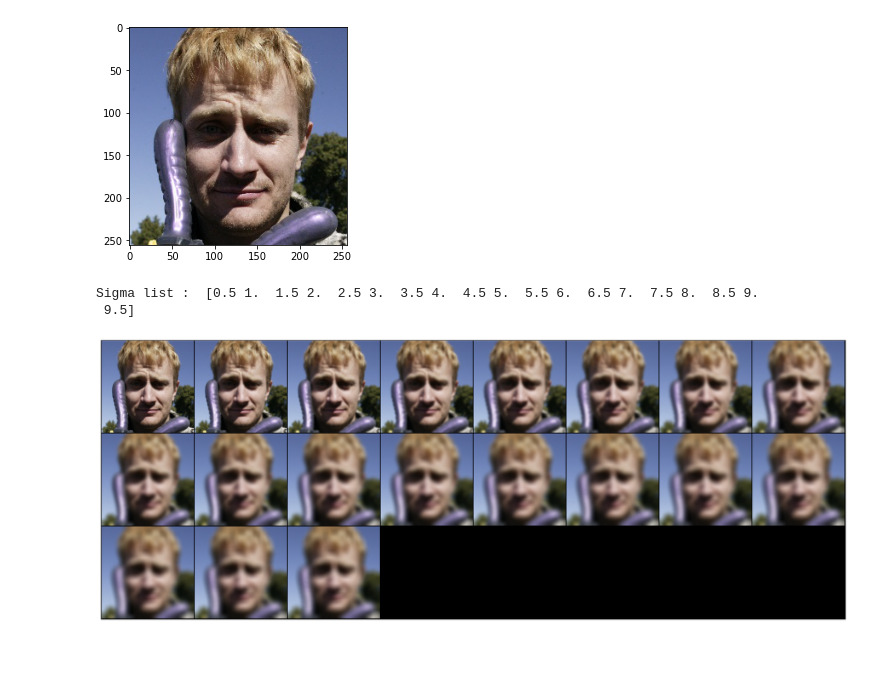
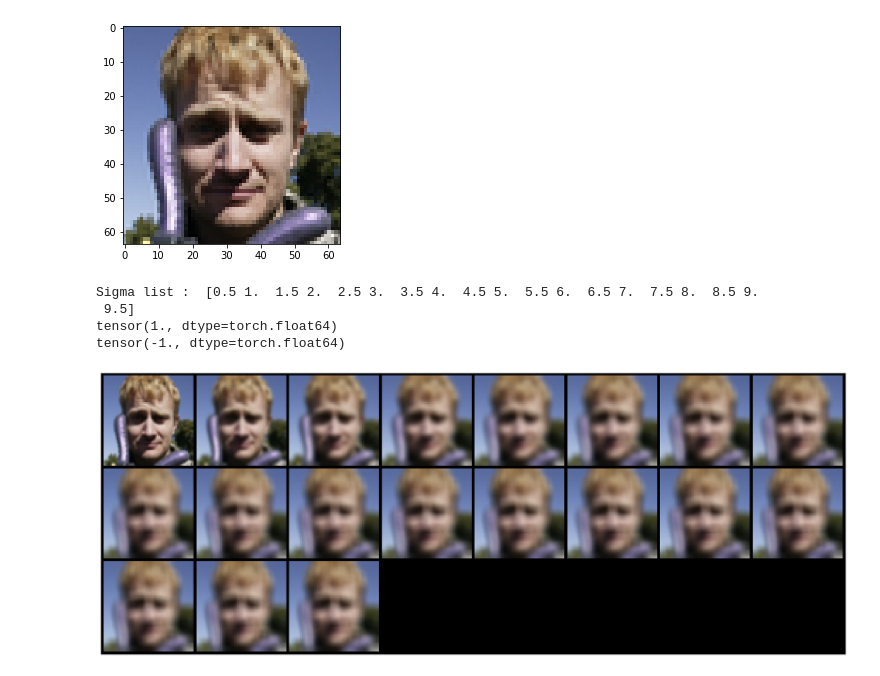
Before and after one commit to XezXey/guided-diffusion, a Jupyter notebook: experiment_scripts/blur.ipynb, the cells around one changed output. Drawn from its saved outputs; the diff is of its cells as text; code cells hidden in the pictures.

```diff
--- a/experiment_scripts/blur.ipynb
+++ b/experiment_scripts/blur.ipynb
@@ -23,8 +23,10 @@ def get_image(path):
         pil_image = PIL.Image.open(f)
         pil_image.load()
     pil_image = pil_image.convert("RGB")
-    image = np.array(pil_image)
+    image = pil_image.resize((64, 64), PIL.Image.ANTIALIAS)
+    image = np.array(image)
     # image = (image / 127.5) - 1
+
     return image
 
 plt.rcParams["savefig.bbox"] = 'tight'
@@ -41,31 +43,39 @@ def show(imgs):
 # %%
 set_ = 'valid'
 data_dir = f'/data/mint/ffhq_256_with_anno/ffhq_256/{set_}'
 images = _list_image_files_recursively(data_dir)
 
 image_dict = {}
 for path in images:
     img_name = path.split('/')[-1]
     image_dict[img_name] = path
 
 img = get_image(image_dict['60065.jpg'])
 plt.imshow(img)
 plt.show()
 k = int(img.shape[0] * 0.1)
+k = k if k%2 != 0 else k+1
 img = np.transpose(img, axes=(2, 0, 1))
 
 blur_imgs = []
 sigma_list = np.arange(0.5, 10, 0.5)
 for sigma in sigma_list:
-    blur_kernel = torchvision.transforms.GaussianBlur(kernel_size=51, sigma=sigma)
+    blur_kernel = torchvision.transforms.GaussianBlur(kernel_size=k, sigma=sigma)
     blur_img = blur_kernel(th.tensor(img))
+
     blur_imgs.append(blur_img)
 
 print("Sigma list : ", sigma_list)
 grid = torchvision.utils.make_grid(th.stack(blur_imgs, dim=0))
 show(grid)
+
+norm = torchvision.transforms.Normalize(mean=(0.5, 0.5, 0.5), std=(0.5, 0.5, 0.5))
+print(th.max(norm(th.tensor(img/255))))
+print(th.min(norm(th.tensor(img/255))))
 # %% [output]
-[figure, old version]
+[figure, new version]
 Sigma list :  [0.5 1.  1.5 2.  2.5 3.  3.5 4.  4.5 5.  5.5 6.  6.5 7.  7.5 8.  8.5 9.
  9.5]
+tensor(1., dtype=torch.float64)
+tensor(-1., dtype=torch.float64)
-[figure, old version]
+[figure, new version]
```
Also changed, not shown: 5 other files.
